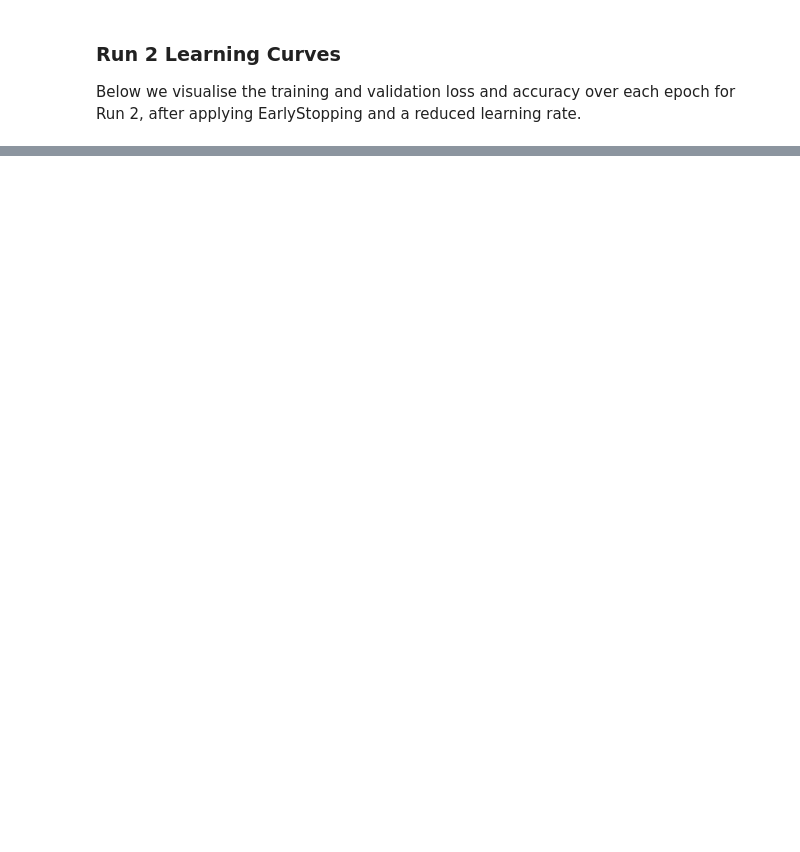
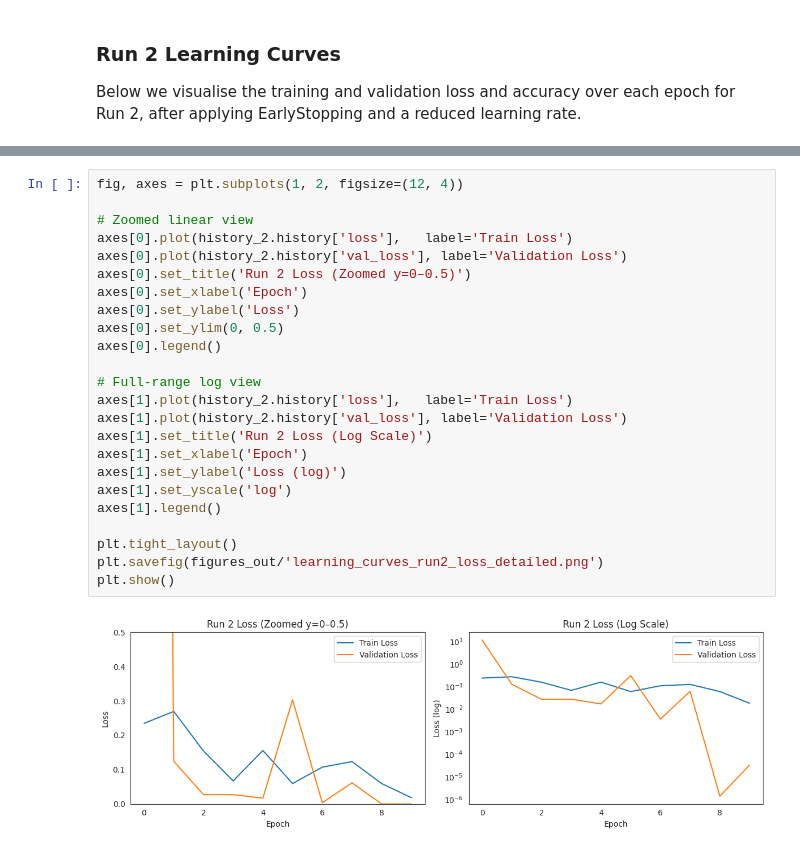
Before and after one commit to JDonnellyCodeInstitute/PP5-MildewDetection, a Jupyter notebook: jupyter_notebooks/03 - Modelling and Evaluating.ipynb, the cells around one changed output, grey strips where cells are left out. Saved outputs shown, nothing was run; the diff lists cells and outputs as text; blank space fills up the shorter version.

```diff
--- a/jupyter_notebooks/03 - Modelling and Evaluating.ipynb
+++ b/jupyter_notebooks/03 - Modelling and Evaluating.ipynb
@@ -482,0 +509,26 @@ plt.show()
+# %%
+fig, axes = plt.subplots(1, 2, figsize=(12, 4))
+
+# Zoomed linear view
+axes[0].plot(history_2.history['loss'],   label='Train Loss')
+axes[0].plot(history_2.history['val_loss'], label='Validation Loss')
+axes[0].set_title('Run 2 Loss (Zoomed y=0–0.5)')
+axes[0].set_xlabel('Epoch')
+axes[0].set_ylabel('Loss')
+axes[0].set_ylim(0, 0.5)
+axes[0].legend()
+
+# Full-range log view
+axes[1].plot(history_2.history['loss'],   label='Train Loss')
+axes[1].plot(history_2.history['val_loss'], label='Validation Loss')
+axes[1].set_title('Run 2 Loss (Log Scale)')
+axes[1].set_xlabel('Epoch')
+axes[1].set_ylabel('Loss (log)')
+axes[1].set_yscale('log')
+axes[1].legend()
+
+plt.tight_layout()
+plt.savefig(figures_out/'learning_curves_run2_loss_detailed.png')
+plt.show()
+# %% [output]
+[figure, added]
```
Also changed, not shown: parts of 11 cells of this notebook, 4 other files.
